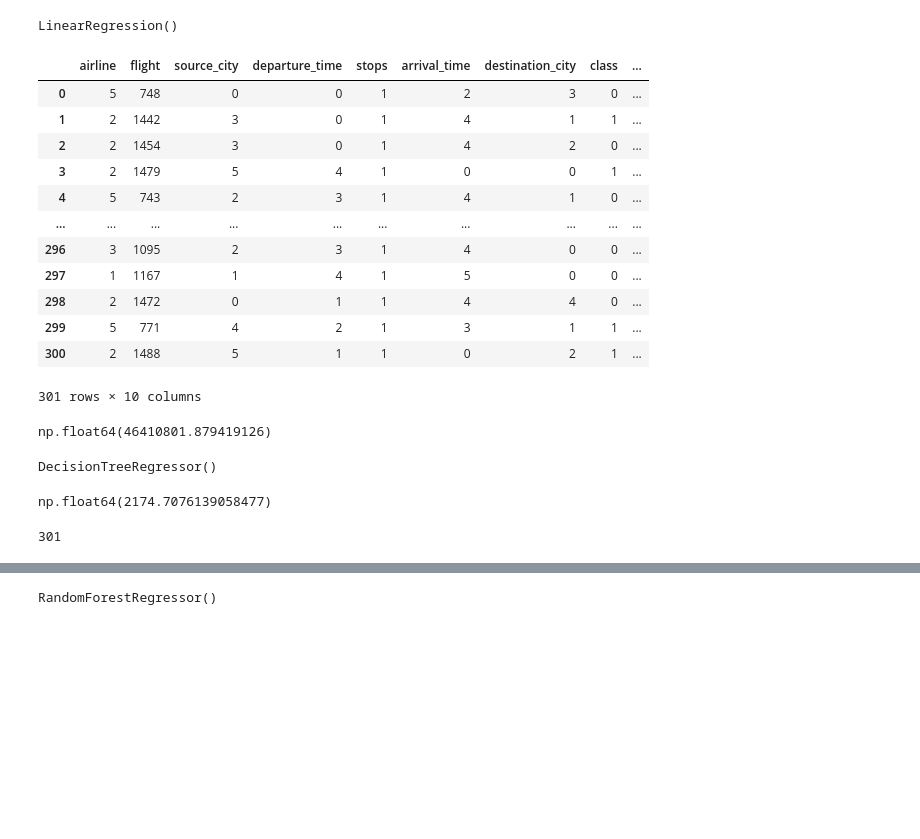
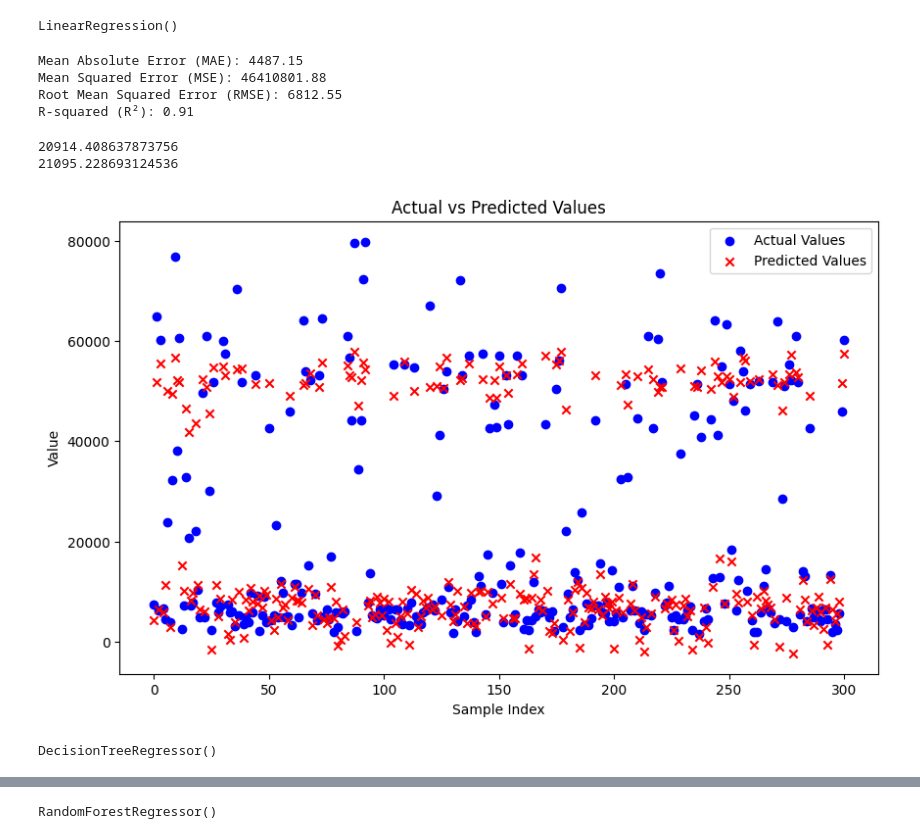
Before and after one commit to Harshvardhan1407/Machine_Learning, a Jupyter notebook: regression.ipynb, the cells around one changed output, grey strips where cells are left out. Cells and saved outputs as stored; diff of their text form; code cells hidden in the pictures; blank space fills up the shorter version.

```diff
--- a/regression.ipynb
+++ b/regression.ipynb
@@ -258,45 +288,51 @@ LinearRegression()
 test_set.reset_index(drop= True, inplace= True)
 X_test = test_set.drop(['price'],axis= 1)
 y_test = test_set['price']
-# %%
-X_test
-# %% [output]
-|  | airline | flight | source_city | departure_time | stops | arrival_time | destination_city | class | ... |
-| 0 | 5 | 748 | 0 | 0 | 1 | 2 | 3 | 0 | ... |
-| 1 | 2 | 1442 | 3 | 0 | 1 | 4 | 1 | 1 | ... |
-| 2 | 2 | 1454 | 3 | 0 | 1 | 4 | 2 | 0 | ... |
-| 3 | 2 | 1479 | 5 | 4 | 1 | 0 | 0 | 1 | ... |
-| 4 | 5 | 743 | 2 | 3 | 1 | 4 | 1 | 0 | ... |
-| ... | ... | ... | ... | ... | ... | ... | ... | ... | ... |
-| 296 | 3 | 1095 | 2 | 3 | 1 | 4 | 0 | 0 | ... |
-| 297 | 1 | 1167 | 1 | 4 | 1 | 5 | 0 | 0 | ... |
-| 298 | 2 | 1472 | 0 | 1 | 1 | 4 | 4 | 0 | ... |
-| 299 | 5 | 771 | 4 | 2 | 1 | 3 | 1 | 1 | ... |
-| 300 | 2 | 1488 | 5 | 1 | 1 | 0 | 2 | 1 | ... |
-301 rows × 10 columns
 # %%
 price_pred = lin_reg.predict(X_test)
-# %%
-from sklearn.metrics import mean_squared_error
-# housing_predictions = lin_reg.predict(housing_prepared)
-lin_mse = mean_squared_error(price_pred, y_test)
-lin_mse
-# %% [output]
-np.float64(46410801.879419126)
+# %%
+
+
+mae = mean_absolute_error(y_test, price_pred)
+mse = mean_squared_error(y_test, price_pred)
+rmse = np.sqrt(mse)
+r2 = r2_score(y_test, price_pred)
+
+# Print the metrics
+print(f"Mean Absolute Error (MAE): {mae:.2f}")
+print(f"Mean Squared Error (MSE): {mse:.2f}")
+print(f"Root Mean Squared Error (RMSE): {rmse:.2f}")
+print(f"R-squared (R²): {r2:.2f}")
+
+# housing_predictions = lin_reg.predict(housing_prepared)
+# lin_mse = mean_squared_error(price_pred, y_test)
+# lin_mse
+# %% [output]
+Mean Absolute Error (MAE): 4487.15
+Mean Squared Error (MSE): 46410801.88
+Root Mean Squared Error (RMSE): 6812.55
+R-squared (R²): 0.91
+# %%
+print(y_test.mean())
+print(price_pred.mean())
+# %% [output]
+20914.408637873756
+21095.228693124536
+# %%
+plt.figure(figsize=(10, 6))
+plt.scatter(range(len(y_test)), y_test, label='Actual Values', color='b', marker='o')
+# Scatter plot for predicted values
+plt.scatter(range(len(price_pred)), price_pred, label='Predicted Values', color='r', marker='x')
+plt.title('Actual vs Predicted Values')
+plt.xlabel('Sample Index')
+plt.ylabel('Value')
+plt.legend()
+plt.show()
+# %% [output]
+[figure, added]
 # %%
 from sklearn.tree import DecisionTreeRegressor
 tree_reg = DecisionTreeRegressor()
 tree_reg.fit(X_train, y_train)
 # %% [output]
 DecisionTreeRegressor()
-# %%
-tree_pred = tree_reg.predict(X_test)
-tree_mse = mean_squared_error(y_test, tree_pred)
-tree_rmse = np.sqrt(tree_mse)
-tree_rmse
-# %% [output]
-np.float64(2174.7076139058477)
-# %%
-len(y_test)
-# %% [output]
-301
```
Also changed, not shown: parts of 22 cells of this notebook, 1 other file.
